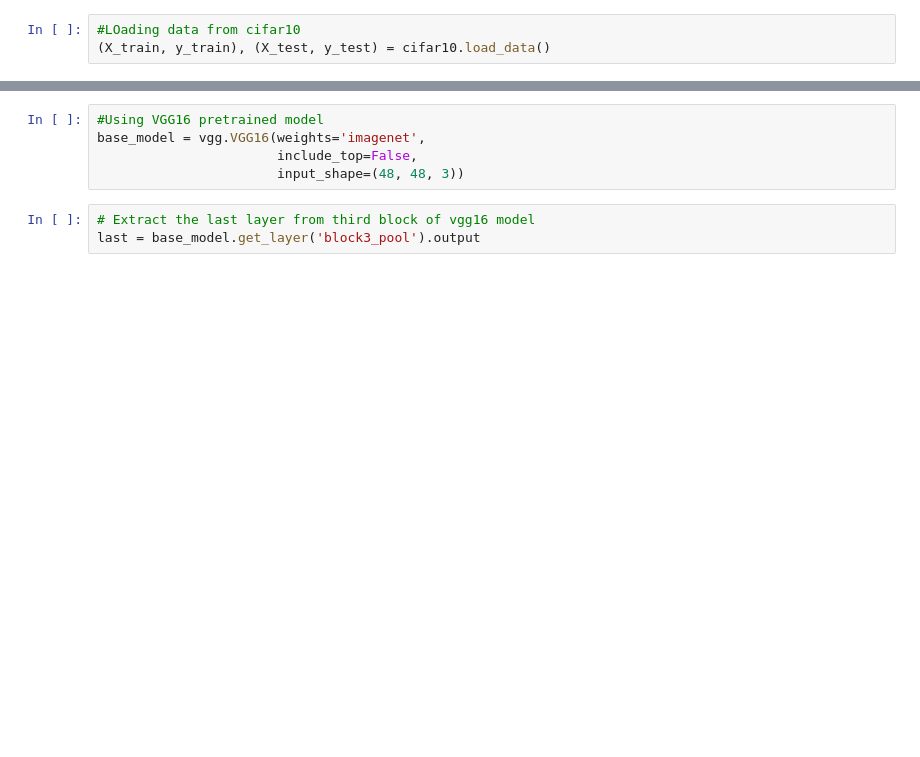
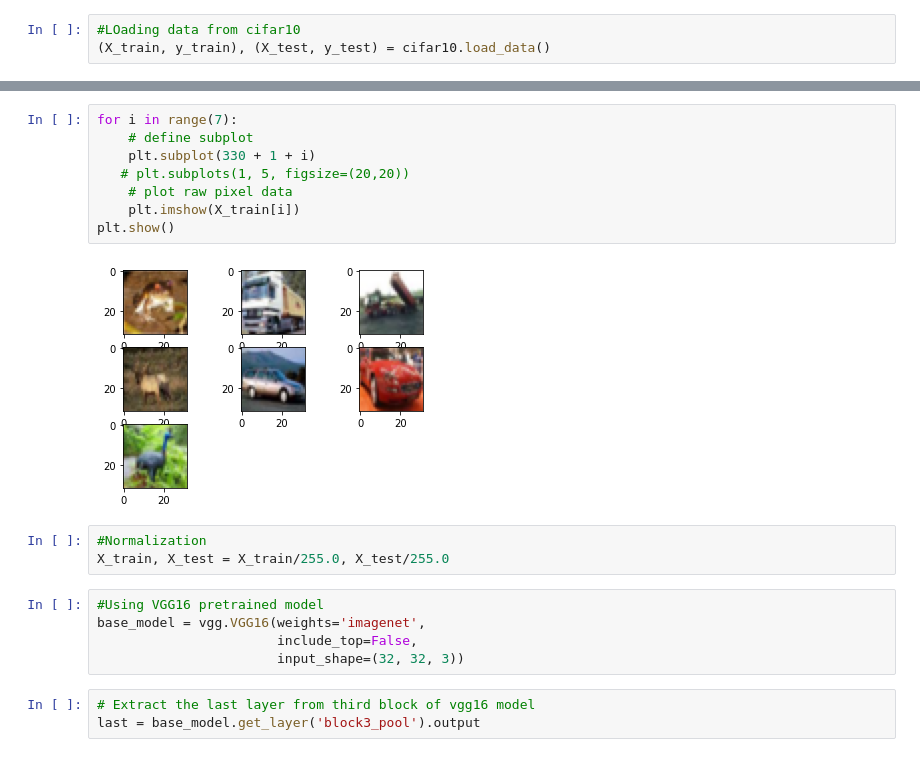
Before and after one commit to Shashi2022/object-detection, a Jupyter notebook: transfer-learning.ipynb, the cells around one changed output, grey strips where cells are left out. Saved outputs shown, nothing was run; the diff lists cells and outputs as text; blank space fills up the shorter version.

```diff
--- a/transfer-learning.ipynb
+++ b/transfer-learning.ipynb
@@ -43,8 +65,21 @@ NUM_CLASSES = 10
+# %%
+for i in range(7):
+    # define subplot
+    plt.subplot(330 + 1 + i)
+   # plt.subplots(1, 5, figsize=(20,20))
+    # plot raw pixel data
+    plt.imshow(X_train[i])
+plt.show()
+# %% [output]
+[figure, added]
+# %%
+#Normalization
+X_train, X_test = X_train/255.0, X_test/255.0
 # %%
 #Using VGG16 pretrained model
 base_model = vgg.VGG16(weights='imagenet',
                        include_top=False,
-                       input_shape=(48, 48, 3))
+                       input_shape=(32, 32, 3))
 # %%
 # Extract the last layer from third block of vgg16 model
 last = base_model.get_layer('block3_pool').output
```
Also changed, not shown: parts of 16 cells of this notebook.
